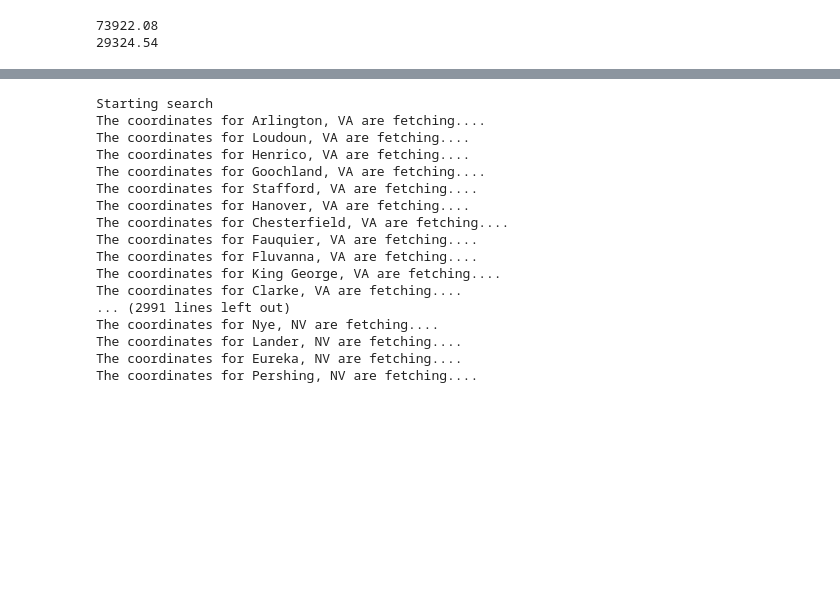
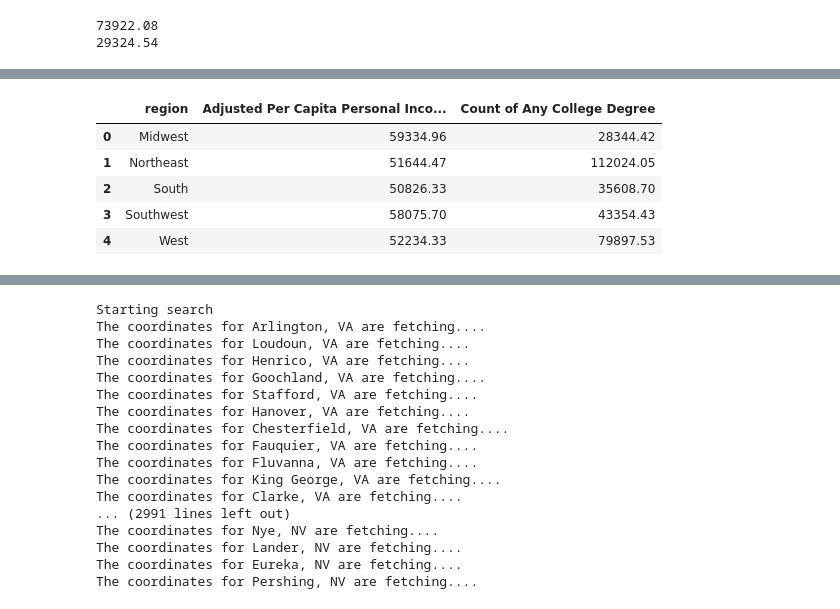
Before and after one commit to Amyebaker/Project1, a Jupyter notebook: Data_Analysis/Project1_Analysis.ipynb, the cells around one changed output, grey strips where cells are left out. Saved outputs shown, nothing was run; the diff lists cells and outputs as text; code cells hidden in the pictures; blank space fills up the shorter version.

```diff
--- a/Data_Analysis/Project1_Analysis.ipynb
+++ b/Data_Analysis/Project1_Analysis.ipynb
@@ -462,0 +397,10 @@ northeast_region_df.head()
+# %%
+region_plot_df = region_avg_df[["region","Adjusted Per Capita Personal Income 2021","Count of Any College Degree"]]
+region_plot_df.head()
+# %% [output]
+|  | region | Adjusted Per Capita Personal Inco... | Count of Any College Degree |
+| 0 | Midwest | 59334.96 | 28344.42 |
+| 1 | Northeast | 51644.47 | 112024.05 |
+| 2 | South | 50826.33 | 35608.70 |
+| 3 | Southwest | 58075.70 | 43354.43 |
+| 4 | West | 52234.33 | 79897.53 |
```
Also changed, not shown: parts of 29 cells of this notebook, 1 other file.
